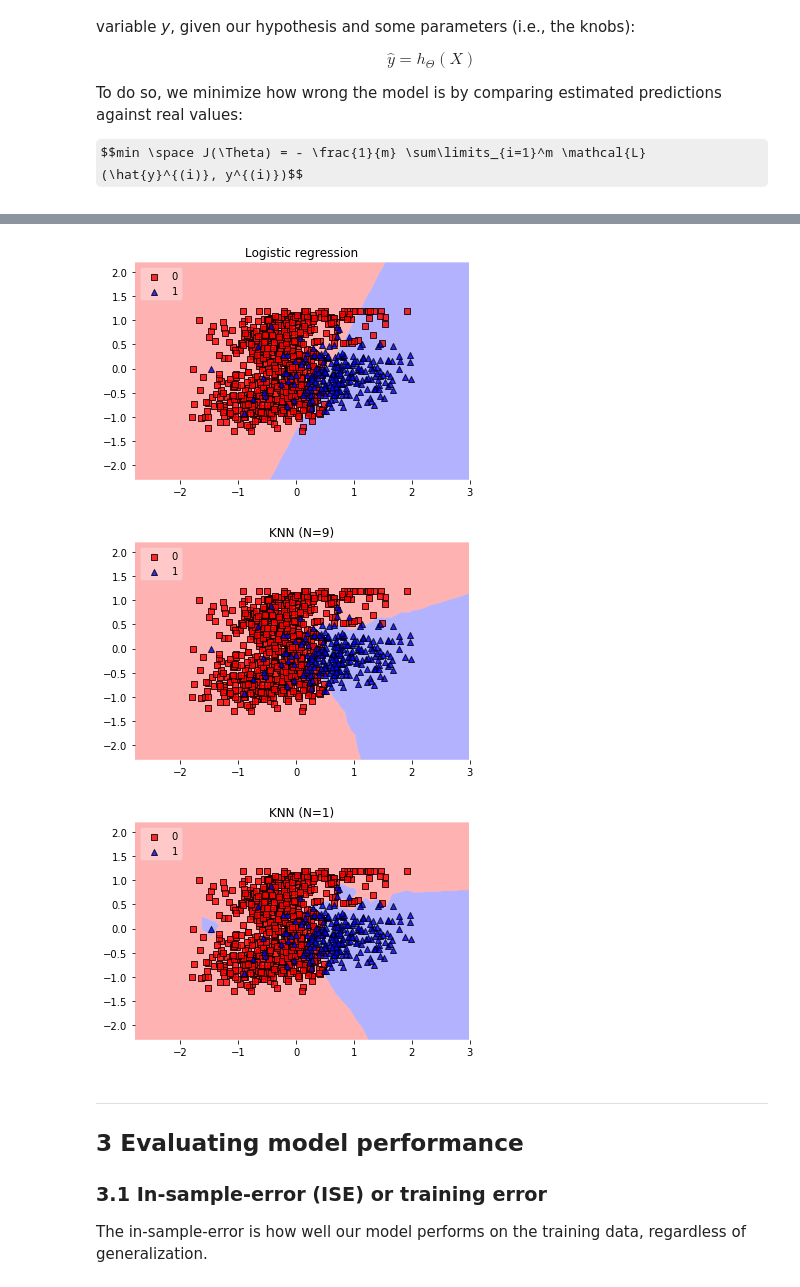
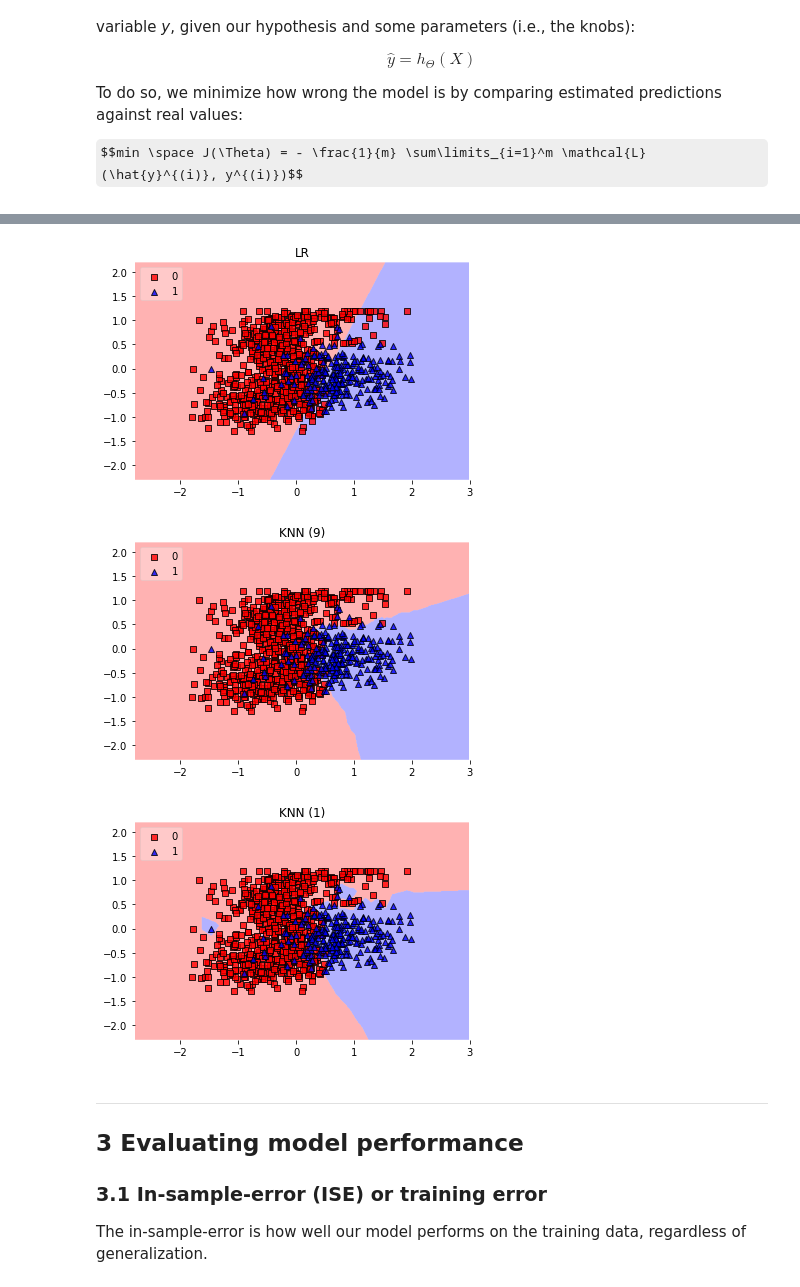
Before and after one commit to LDSSA/bootcamp, a Jupyter notebook: units/SLU11_Model_Validation/learning.ipynb, the cells around one changed output, grey strips where cells are left out. Saved outputs shown, nothing was run; the diff lists cells and outputs as text; code cells hidden in the pictures; some formulas as TeX source.

```diff
--- a/units/SLU11_Model_Validation/learning.ipynb
+++ b/units/SLU11_Model_Validation/learning.ipynb
@@ -105,23 +105,23 @@ In practice, *there is not an analytical way to find this location*. Below are t
 # %%
 from mlxtend.plotting import plot_decision_regions
 from sklearn.linear_model import LogisticRegression
 from sklearn.neighbors import KNeighborsClassifier
 import matplotlib.pyplot as plt
 %matplotlib inline
 
 
-clfs = {'Logistic regression': LogisticRegression(),
-        'KNN (N=9)': KNeighborsClassifier(n_neighbors=9),
-        'KNN (N=1)': KNeighborsClassifier(n_neighbors=1)}
+clfs = {'LR': LogisticRegression(),
+        'KNN (9)': KNeighborsClassifier(n_neighbors=9),
+        'KNN (1)': KNeighborsClassifier(n_neighbors=1)}
 
 for key, clf in clfs.items():
     plt.figure()
     plt.title(key)
     plot_decision_regions(X.values, y.values, clf=clf.fit(X, y), legend=2)
 # %% [output]
-[figure, old version]
+[figure, new version]
-[figure, old version]
+[figure, new version]
-[figure, old version]
+[figure, new version]
 # %% [markdown]
 ---
 
```
Also changed, not shown: parts of 13 cells of this notebook, 1 other file.
